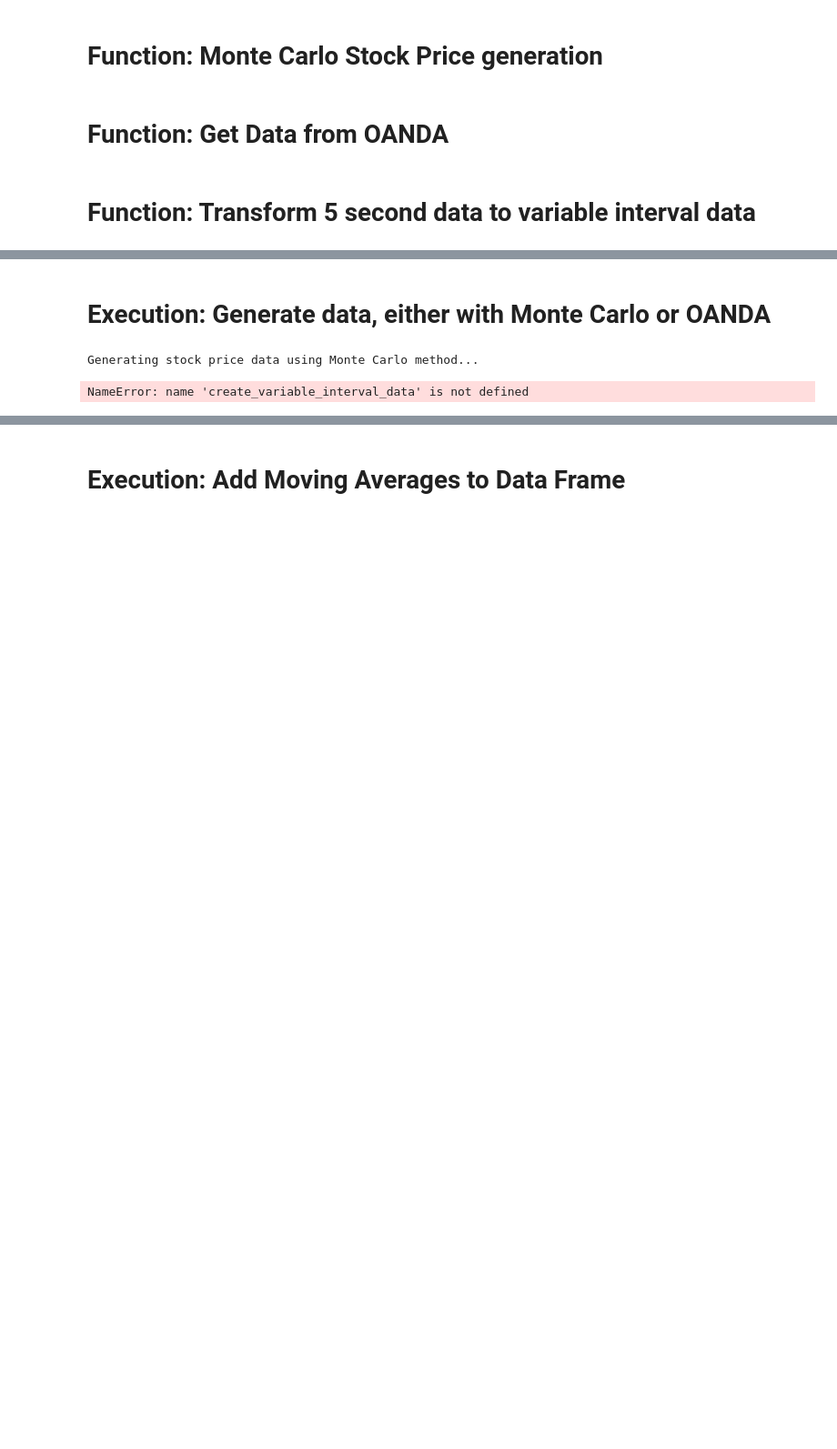
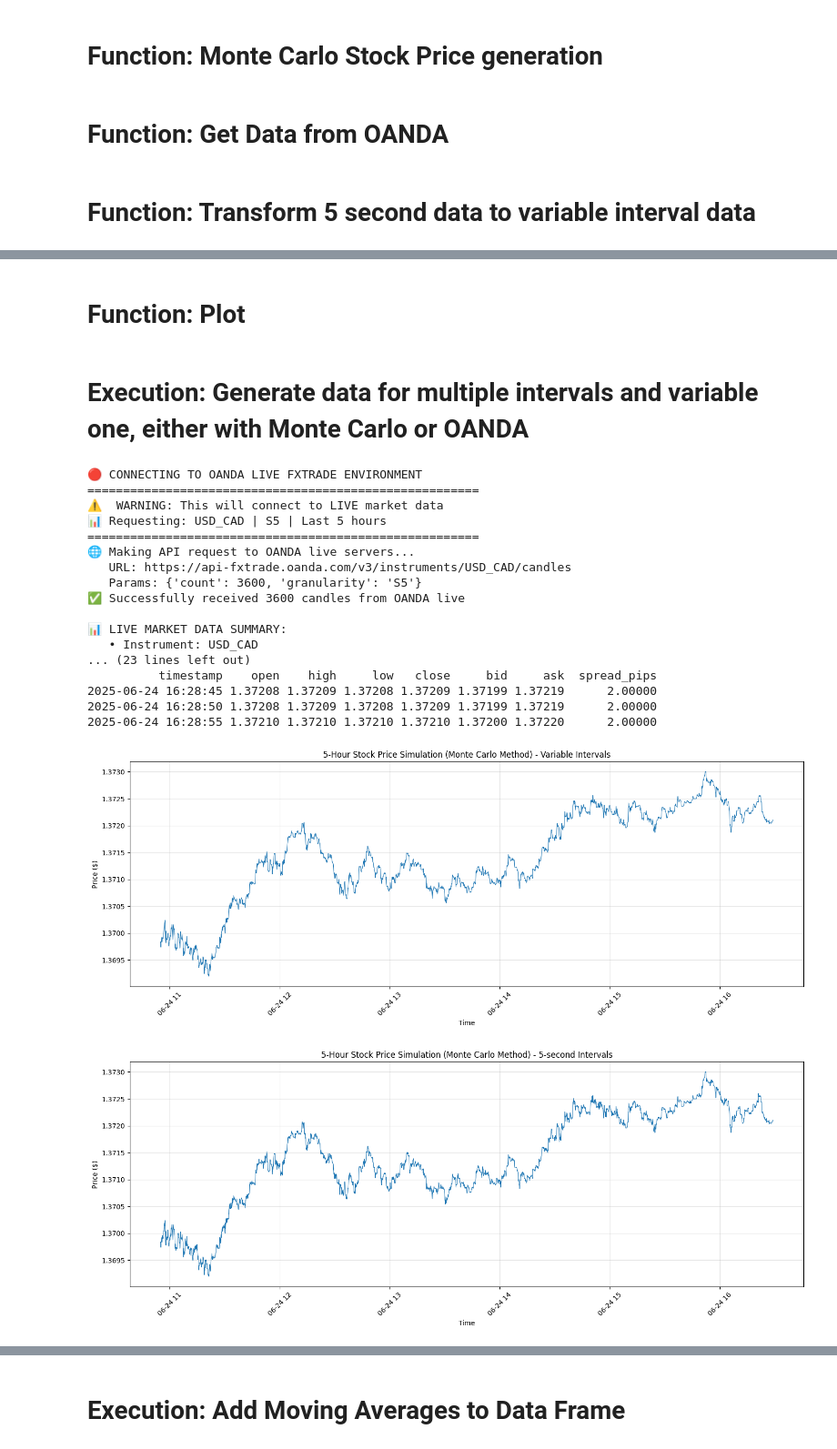
Before and after one commit to surgelove/trading_strategies_testbed, a Jupyter notebook: test1.ipynb, the cells around one changed output, grey strips where cells are left out. Shown at 91% size. Saved outputs shown, nothing was run; the diff lists cells and outputs as text; code cells hidden in the pictures; blank space fills up the shorter version.

```diff
--- a/test1.ipynb
+++ b/test1.ipynb
@@ -445,3 +445,5 @@ def calculate_time_based_ema(stock_df, type=1, period_minutes=15):
         return pd.Series(purple_values, index=stock_df.index, name=f'TEMA_{period_minutes}min')
     else:
         raise ValueError("Invalid type specified. Use 1 for EMA, 2 for DEMA, or 3 for TEMA.")
+# %% [markdown]
+# Function: Plot
@@ -448,5 +496,5 @@ def calculate_time_based_ema(stock_df, type=1, period_minutes=15):
 # %% [markdown]
-# Execution: Generate data, either with Monte Carlo or OANDA
+# Execution: Generate data for multiple intervals and variable one, either with Monte Carlo or OANDA
 # %%
 import numpy as np
 
@@ -455,7 +503,7 @@ interval = 5  # 1 second intervals
 hours = 23
 np.random.seed(42)  # For reproducible results
 
-SOURCE = 1 # 1 = Monte Carlo, 2 = OANDA
+SOURCE = 2 # 1 = Monte Carlo, 2 = OANDA
 
 # Generate stock price data using Monte Carlo method
 if SOURCE == 1:
@@ -473,32 +521,49 @@ if SOURCE == 2:
         api_key=api_key,
         account_id='001-002-6172489-007',
         instrument=instrument,
         granularity=granularity,
         hours=hours
     )
 
 # from stock_df, create different intervals
 stock_5sec = stock_df.copy()
 stock_1min = stock_df[::12].reset_index(drop=True)  # Every 12th row for 1-minute intervals
 stock_5min =  stock_df[::60].reset_index(drop=True)  # Every 60th row for 5-minute intervals
 stock_10min = stock_df[::120].reset_index(drop=True)  # Every 120th row for 10-minute intervals
 stock_15min = stock_df[::180].reset_index(drop=True)  # Every 180th row for 15-minute intervals
 stock_1hour = stock_df[::720].reset_index(drop=True)  # Every 720th row for 1-hour intervals
 stock_variable = create_variable_interval_data(stock_df, min_interval=1, max_interval=2) # variable intervals
 
 
 # Plot the stock price over the specified time period
 for df, label in zip([stock_variable, stock_5sec, stock_1min, stock_5min, stock_10min, stock_15min, stock_1hour],
                    ['Variable', '5-second', '1-minute', '5-minute', '10-minute', '15-minute', '1-hour']):
     plt.figure(figsize=(15, 6))
     plt.plot(df['timestamp'], df['price'], linewidth=0.8, label=f'{label} intervals')
     plt.title(f'{hours:.0f}-Hour Stock Price Simulation (Monte Carlo Method) - {label} Intervals')
     plt.xlabel('Time')
     plt.ylabel('Price ($)')
     plt.grid(True, alpha=0.3)
     plt.xticks(rotation=45)
     plt.tight_layout()
     plt.show()
 # %% [output]
-Generating stock price data using Monte Carlo method...
+🔴 CONNECTING TO OANDA LIVE FXTRADE ENVIRONMENT
+=======================================================
+⚠️  WARNING: This will connect to LIVE market data
+📊 Requesting: USD_CAD | S5 | Last 5 hours
+=======================================================
+🌐 Making API request to OANDA live servers...
+   URL: https://api-fxtrade.oanda.com/v3/instruments/USD_CAD/candles
+   Params: {'count': 3600, 'granularity': 'S5'}
+✅ Successfully received 3600 candles from OANDA live
+
+📊 LIVE MARKET DATA SUMMARY:
+   • Instrument: USD_CAD
+... (23 lines left out)
+          timestamp    open    high     low   close     bid     ask  spread_pips
+2025-06-24 16:28:45 1.37208 1.37209 1.37208 1.37209 1.37199 1.37219      2.00000
+2025-06-24 16:28:50 1.37208 1.37209 1.37208 1.37209 1.37199 1.37219      2.00000
+2025-06-24 16:28:55 1.37210 1.37210 1.37210 1.37210 1.37200 1.37220      2.00000
-NameError: name 'create_variable_interval_data' is not defined
+[figure, added]
+[figure, added]
```
Also changed, not shown: parts of 19 cells of this notebook, 1 other file.
